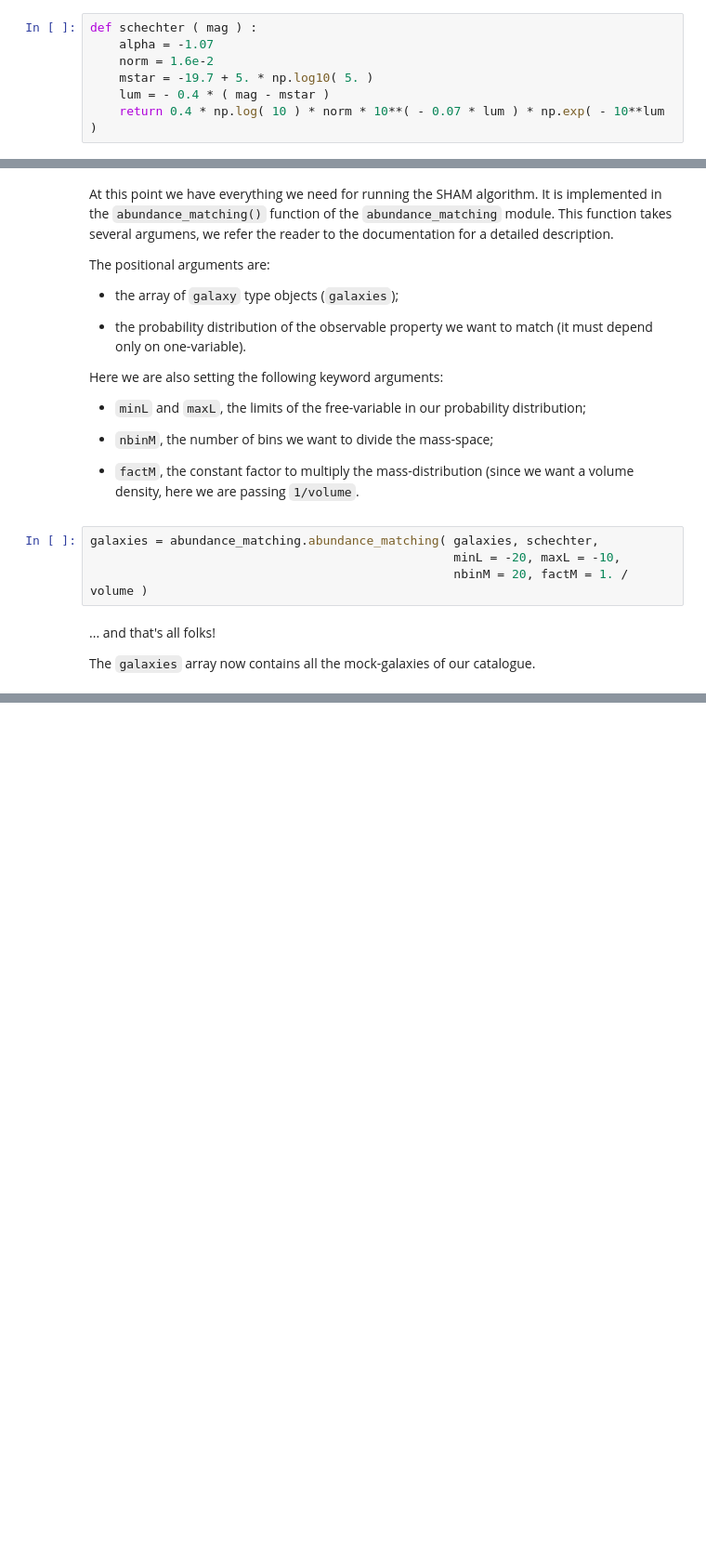
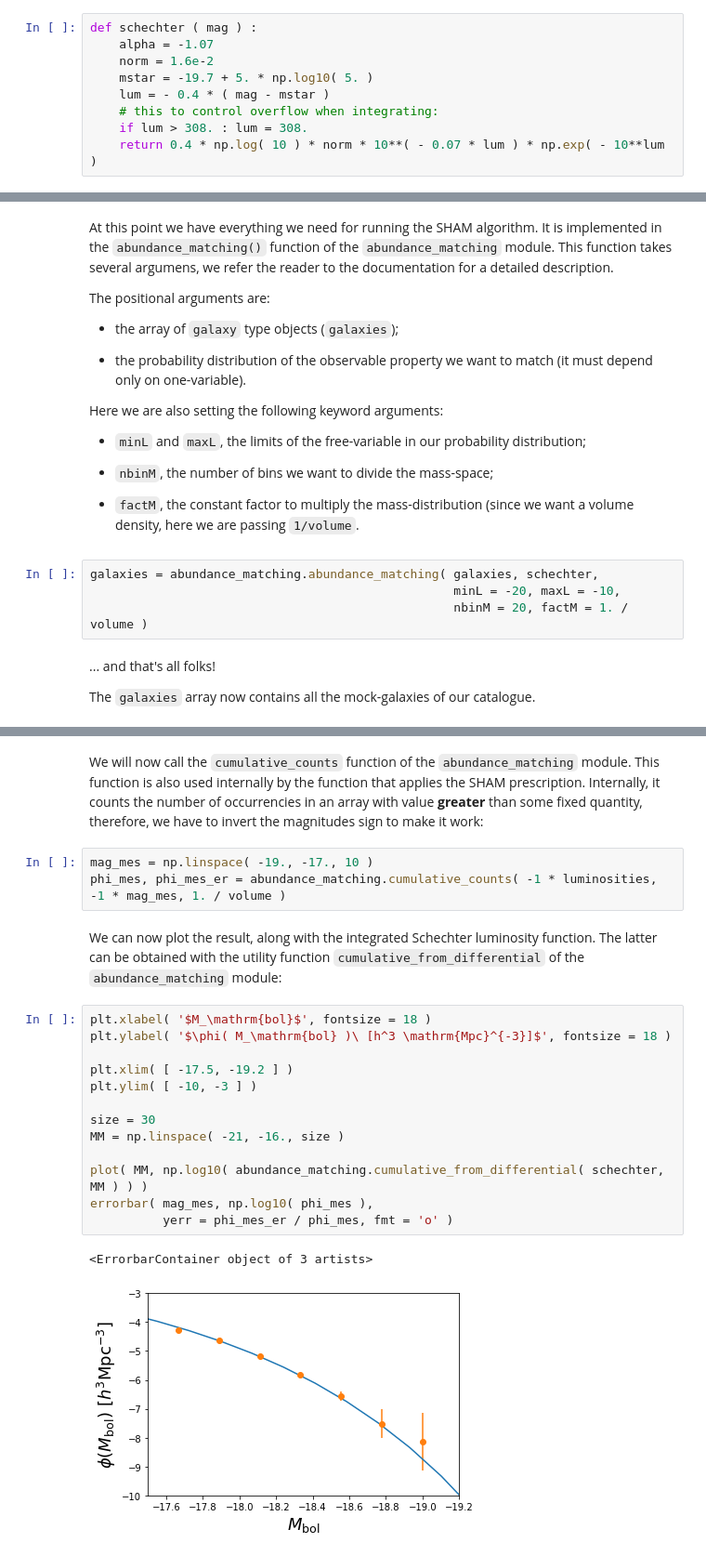
Before and after one commit to TommasoRonconi/scampy, a Jupyter notebook: examples/scampy_quickstart.ipynb, the cells around one changed output, grey strips where cells are left out. Shown at 93% size. Cells and saved outputs as stored; diff of their text form; blank space fills up the shorter version.

```diff
--- a/examples/scampy_quickstart.ipynb
+++ b/examples/scampy_quickstart.ipynb
@@ -68,6 +66,8 @@ def schechter ( mag ) :
     norm = 1.6e-2
     mstar = -19.7 + 5. * np.log10( 5. )
     lum = - 0.4 * ( mag - mstar )
+    # this to control overflow when integrating:
+    if lum > 308. : lum = 308.
     return 0.4 * np.log( 10 ) * norm * 10**( - 0.07 * lum ) * np.exp( - 10**lum )
 # %% [markdown]
 The routine that implements the SHAM algorithm operates on arrays of `galaxy` type objects, instead of on objects of type `catalogue`.
@@ -112,0 +205,26 @@ The `galaxies` array now contains all the mock-galaxies of our catalogue.
+# %% [markdown]
+We will now call the `cumulative_counts` function of the `abundance_matching` module.
+This function is also used internally by the function that applies the SHAM prescription.
+Internally, it counts the number of occurrencies in an array with value **greater** than some fixed quantity, therefore, we have to invert the magnitudes sign to make it work:
+# %%
+mag_mes = np.linspace( -19., -17., 10 )
+phi_mes, phi_mes_er = abundance_matching.cumulative_counts( -1 * luminosities, -1 * mag_mes, 1. / volume )
+# %% [markdown]
+We can now plot the result, along with the integrated Schechter luminosity function.
+The latter can be obtained with the utility function `cumulative_from_differential` of the `abundance_matching` module:
+# %%
+plt.xlabel( '$M_\mathrm{bol}$', fontsize = 18 )
+plt.ylabel( '$\phi( M_\mathrm{bol} )\ [h^3 \mathrm{Mpc}^{-3}]$', fontsize = 18 )
+
+plt.xlim( [ -17.5, -19.2 ] )
+plt.ylim( [ -10, -3 ] )
+
+size = 30
+MM = np.linspace( -21, -16., size )
+
+plot( MM, np.log10( abundance_matching.cumulative_from_differential( schechter, MM ) ) )
+errorbar( mag_mes, np.log10( phi_mes ),
+          yerr = phi_mes_er / phi_mes, fmt = 'o' )
+# %% [output]
+<ErrorbarContainer object of 3 artists>
+[figure, added]
```
Also changed, not shown: parts of 26 cells of this notebook.
